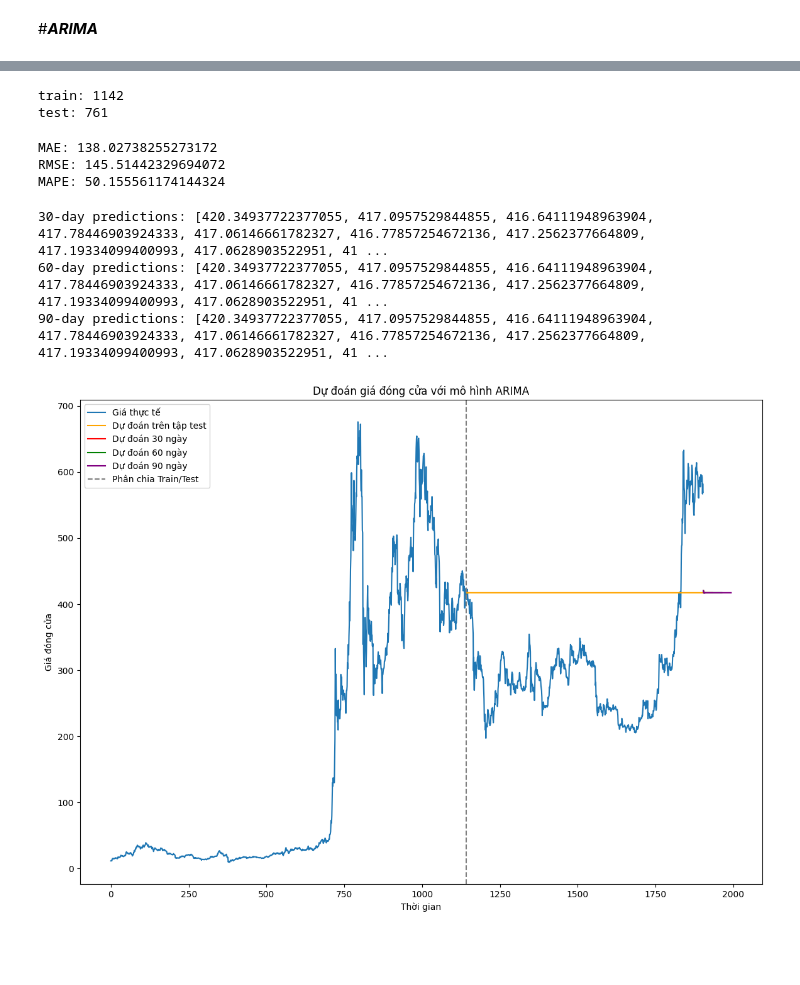
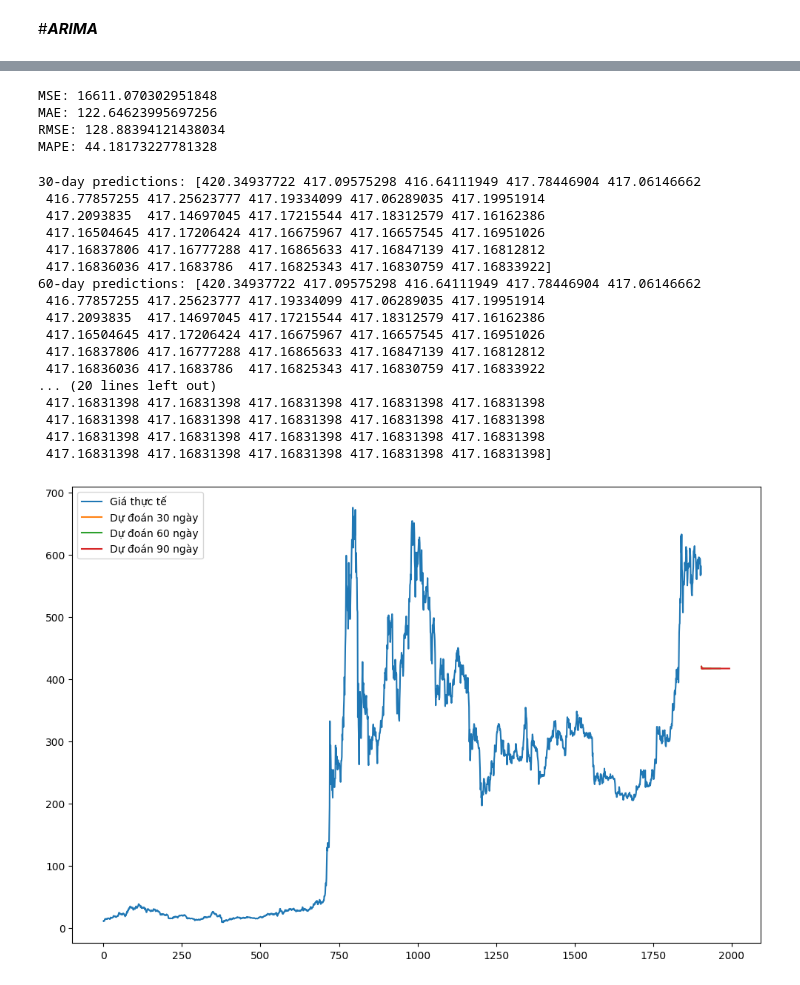
Before and after one commit to DuongTrucUyen/IS403.O21.HTCL_Nhom11, a Jupyter notebook: 3.2.ARIMA/ARIMA_BNB.ipynb, the cells around one changed output, grey strips where cells are left out. Drawn from its saved outputs; the diff is of its cells as text; code cells hidden in the pictures; blank space fills up the shorter version.

```diff
--- a/3.2.ARIMA/ARIMA_BNB.ipynb
+++ b/3.2.ARIMA/ARIMA_BNB.ipynb
@@ -88,14 +93,12 @@ plt.show()
 # Chỉ lấy cột giá đóng cửa
 prices = data['Close'].values
 
-# Phân chia dữ liệu theo tỉ lệ 7:3
+# Phân chia dữ liệu theo tỉ lệ 7:2:1
 train_size = int(len(prices) * 0.7)
-test_size = int(len(prices) * 0.3)
+test_size = int(len(prices) * 0.2)
+val_size = len(prices) - train_size - test_size
 
-train, test = prices[:train_size], prices[train_size:train_size+test_size]
-
-print(f'train: {train_size}')
-print(f'test: {test_size}')
+train, test, val = prices[:train_size], prices[train_size:train_size+test_size], prices[train_size+test_size:]
 
 # Xây dựng và huấn luyện mô hình ARIMA
 model = ARIMA(train, order=(5, 1, 0))  # Cấu hình order có thể được điều chỉnh dựa trên dữ liệu
@@ -161,14 +171,12 @@ plt.show()
 # Chỉ lấy cột giá đóng cửa
 prices = data['Close'].values
 
-# Phân chia dữ liệu theo tỉ lệ 6:4
+# Phân chia dữ liệu theo tỉ lệ 6:2:2
 train_size = int(len(prices) * 0.6)
-test_size = int(len(prices) * 0.4)
+test_size = int(len(prices) * 0.2)
+val_size = len(prices) - train_size - test_size
 
-train, test = prices[:train_size], prices[train_size:train_size+test_size]
-
-print(f'train: {train_size}')
-print(f'test: {test_size}')
+train, test, val = prices[:train_size], prices[train_size:train_size+test_size], prices[train_size+test_size:]
 
 # Xây dựng và huấn luyện mô hình ARIMA
 model = ARIMA(train, order=(5, 1, 0))  # Cấu hình order có thể được điều chỉnh dựa trên dữ liệu
@@ -176,9 +184,6 @@ model_fit = model.fit()
 
 # Dự đoán trên tập test
 test_predict = model_fit.forecast(steps=len(test))
-# %% [output]
-train: 1142
-test: 761
 # %%
 # Đánh giá mô hình
 mse = mean_squared_error(test, test_predict)
@@ -186,45 +191,55 @@ mae = mean_absolute_error(test, test_predict)
 rmse = np.sqrt(mse)
 mape = np.mean(np.abs((test - test_predict) / test)) * 100
 
+print(f'MSE: {mse}')
 print(f'MAE: {mae}')
 print(f'RMSE: {rmse}')
 print(f'MAPE: {mape}')
 # %% [output]
-MAE: 138.02738255273172
-RMSE: 145.51442329694072
-MAPE: 50.155561174144324
+MSE: 16611.070302951848
+MAE: 122.64623995697256
+RMSE: 128.88394121438034
+MAPE: 44.18173227781328
 # %%
 # Dự đoán tương lai
 def predict_future_arima(model_fit, steps):
     future_predict = model_fit.get_forecast(steps=steps)
     future_pred_mean = future_predict.predicted_mean
     return future_pred_mean
 
 # Dự đoán 30, 60, và 90 ngày
 pred_30 = predict_future_arima(model_fit, 30)
 pred_60 = predict_future_arima(model_fit, 60)
 pred_90 = predict_future_arima(model_fit, 90)
 
-# In ra kết quả dự đoán từng ngày cho 30, 60, và 90 ngày
-print("30-day predictions:", pred_30.tolist())
-print("60-day predictions:", pred_60.tolist())
-print("90-day predictions:", pred_90.tolist())
+print("30-day predictions:", pred_30)
+print("60-day predictions:", pred_60)
+print("90-day predictions:", pred_90)
 
 # Vẽ biểu đồ kết quả
-plt.figure(figsize=(14, 10))
+plt.figure(figsize=(12, 8))
 plt.plot(prices, label='Giá thực tế')
-plt.plot(np.arange(len(train), len(train) + len(test)), test_predict, label='Dự đoán trên tập test', color='orange')
-plt.plot(np.arange(len(prices), len(prices) + 30), pred_30, label='Dự đoán 30 ngày', color='red')
-plt.plot(np.arange(len(prices), len(prices) + 60), pred_60, label='Dự đoán 60 ngày', color='green')
-plt.plot(np.arange(len(prices), len(prices) + 90), pred_90, label='Dự đoán 90 ngày', color='purple')
-plt.axvline(x=len(train), color='gray', linestyle='--', label='Phân chia Train/Test')
+plt.plot(np.arange(len(prices), len(prices) + 30), pred_30, label='Dự đoán 30 ngày')
+plt.plot(np.arange(len(prices), len(prices) + 60), pred_60, label='Dự đoán 60 ngày')
+plt.plot(np.arange(len(prices), len(prices) + 90), pred_90, label='Dự đoán 90 ngày')
 plt.legend()
-plt.xlabel('Thời gian')
-plt.ylabel('Giá đóng cửa')
-plt.title('Dự đoán giá đóng cửa với mô hình ARIMA')
 plt.show()
 # %% [output]
-30-day predictions: [420.34937722377055, 417.0957529844855, 416.64111948963904, 417.78446903924333, 417.06146661782327, 416.77857254672136, 417.2562377664809, 417.19334099400993, 417.0628903522951, 41 ...
-60-day predictions: [420.34937722377055, 417.0957529844855, 416.64111948963904, 417.78446903924333, 417.06146661782327, 416.77857254672136, 417.2562377664809, 417.19334099400993, 417.0628903522951, 41 ...
-90-day predictions: [420.34937722377055, 417.0957529844855, 416.64111948963904, 417.78446903924333, 417.06146661782327, 416.77857254672136, 417.2562377664809, 417.19334099400993, 417.0628903522951, 41 ...
+30-day predictions: [420.34937722 417.09575298 416.64111949 417.78446904 417.06146662
+ 416.77857255 417.25623777 417.19334099 417.06289035 417.19951914
+ 417.2093835  417.14697045 417.17215544 417.18312579 417.16162386
+ 417.16504645 417.17206424 417.16675967 417.16657545 417.16951026
+ 417.16837806 417.16777288 417.16865633 417.16847139 417.16812812
+ 417.16836036 417.1683786  417.16825343 417.16830759 417.16833922]
+60-day predictions: [420.34937722 417.09575298 416.64111949 417.78446904 417.06146662
+ 416.77857255 417.25623777 417.19334099 417.06289035 417.19951914
+ 417.2093835  417.14697045 417.17215544 417.18312579 417.16162386
+ 417.16504645 417.17206424 417.16675967 417.16657545 417.16951026
+ 417.16837806 417.16777288 417.16865633 417.16847139 417.16812812
+ 417.16836036 417.1683786  417.16825343 417.16830759 417.16833922
+... (20 lines left out)
+ 417.16831398 417.16831398 417.16831398 417.16831398 417.16831398
+ 417.16831398 417.16831398 417.16831398 417.16831398 417.16831398
+ 417.16831398 417.16831398 417.16831398 417.16831398 417.16831398
+ 417.16831398 417.16831398 417.16831398 417.16831398 417.16831398]
-[figure, old version]
+[figure, new version]
```
Also changed, not shown: parts of 9 cells of this notebook, 2 other files.
